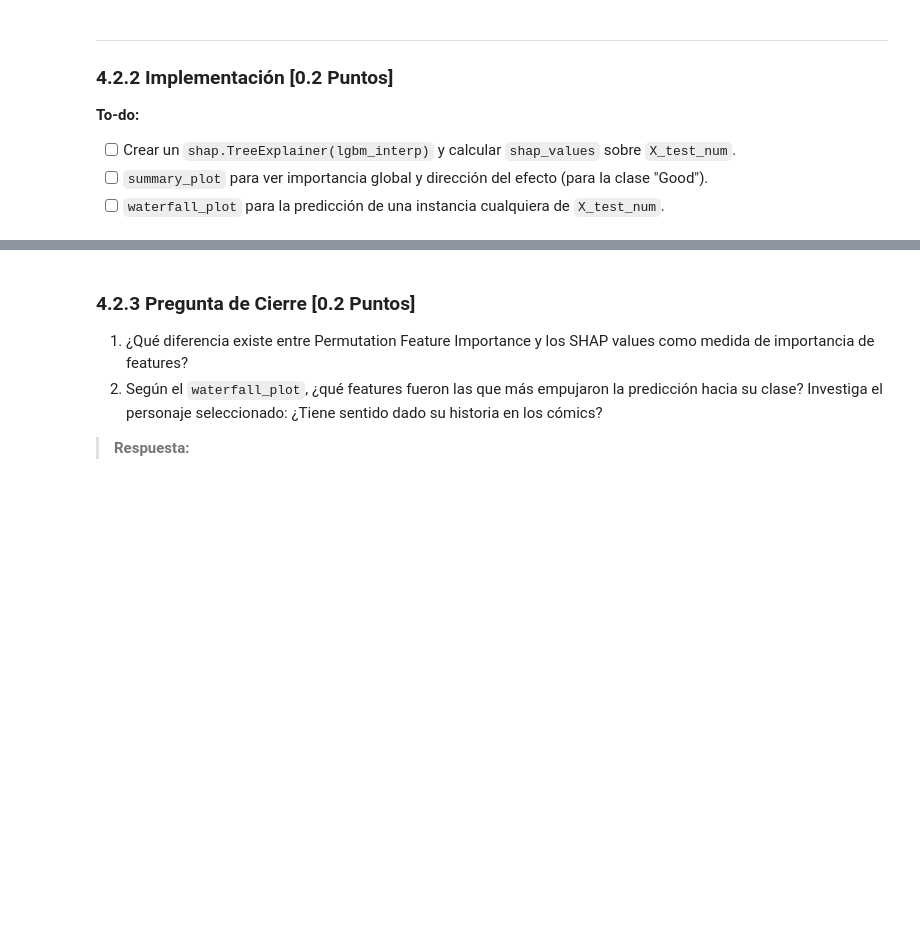
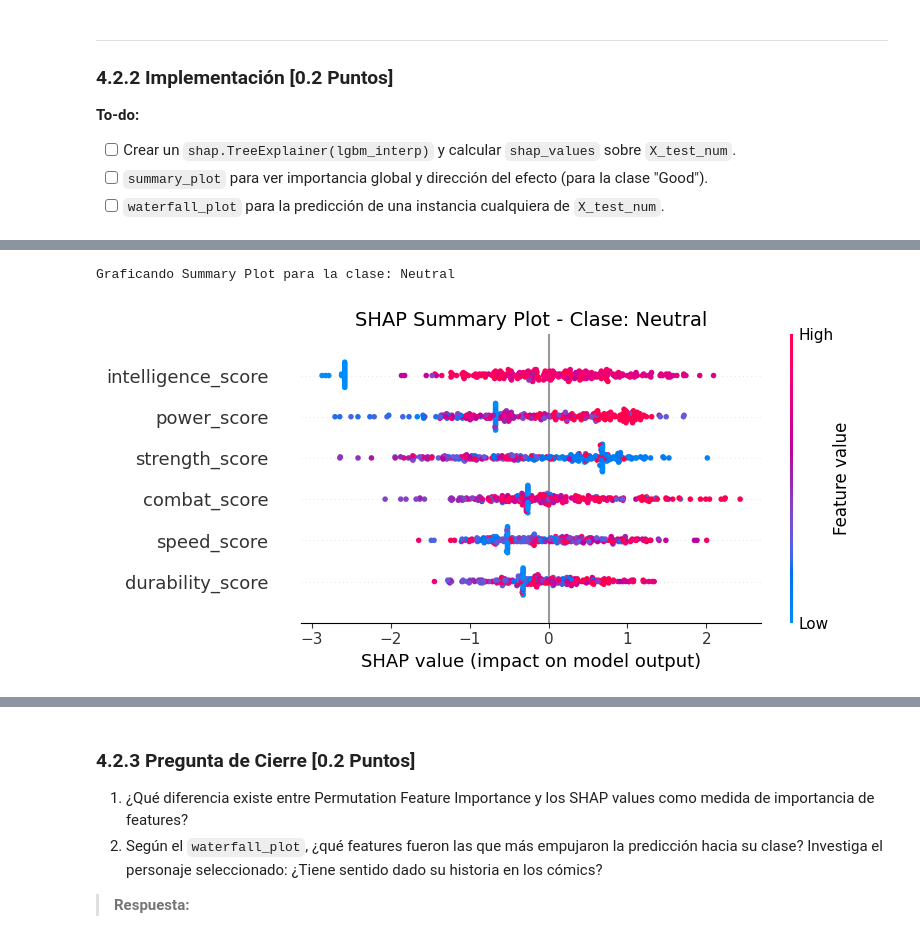
Before and after one commit to BAFCS/MDS7202, a Jupyter notebook: Labs/Lab_7/Lab7_enunciado.ipynb, the cells around one changed output, grey strips where cells are left out. Cells and saved outputs as stored; diff of their text form; code cells hidden in the pictures; blank space fills up the shorter version.

```diff
--- a/Labs/Lab_7/Lab7_enunciado.ipynb
+++ b/Labs/Lab_7/Lab7_enunciado.ipynb
@@ -902,0 +952,12 @@ Responde las siguientes preguntas con tus propias palabras:
+# %%
+clase_Neutral_idx = list(lgbm_interp.classes_).index("Neutral")
+
+print(f"Graficando Summary Plot para la clase: {lgbm_interp.classes_[clase_Neutral_idx]}")
+plt.figure(figsize=(10, 6))
+shap.summary_plot(shap_values[:, :, clase_Neutral_idx], X_test_num, show=False)
+plt.title(f"SHAP Summary Plot - Clase: Neutral", fontsize=14)
+plt.tight_layout()
+plt.show()
+# %% [output]
+Graficando Summary Plot para la clase: Neutral
+[figure, added]
```
Also changed, not shown: parts of 5 cells of this notebook.
